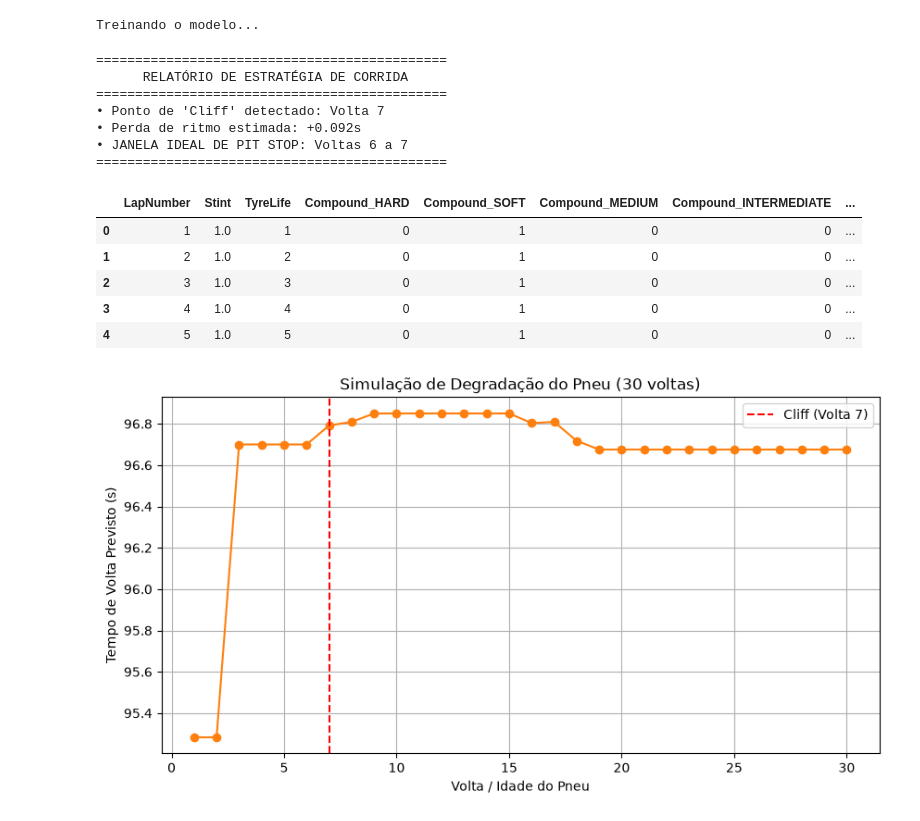
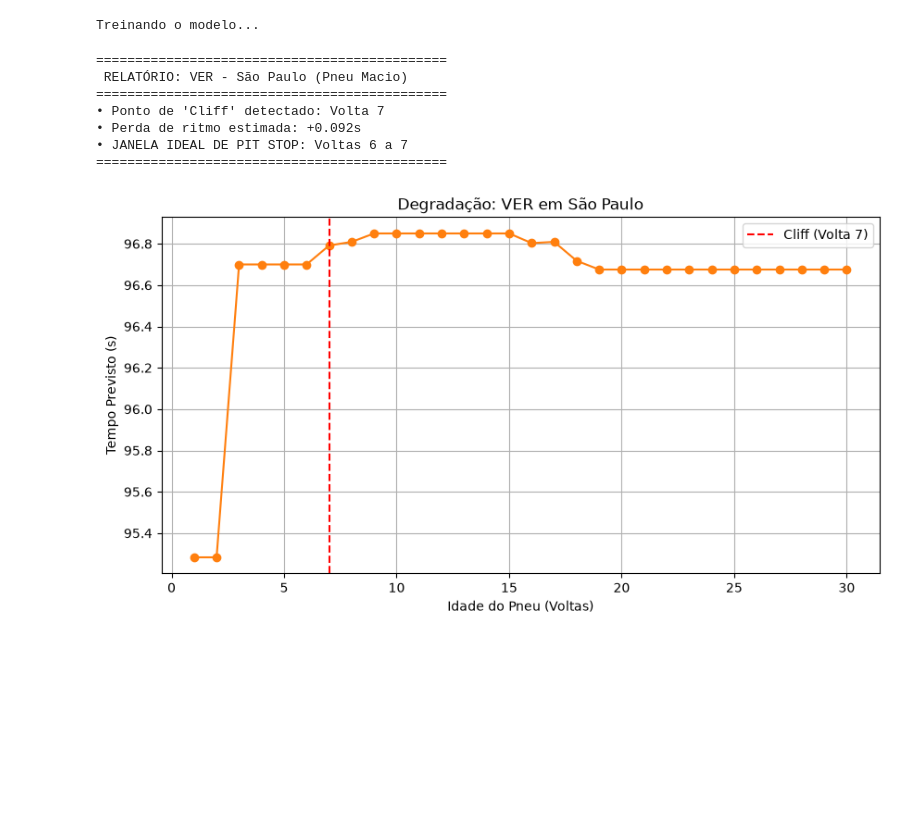
Before and after one commit to Guilherme5G/APEX-f1-strategy-predictor, a Jupyter notebook: notebooks/03_strategy_simulation.ipynb, the cells around one changed output. Saved outputs shown, nothing was run; the diff lists cells and outputs as text; code cells hidden in the pictures; blank space fills up the shorter version.

Commit message:
feat: fazendo tests com o modelo rafatorado e passando um filtro de smoothing na funcao treinar modelo

```diff
--- a/notebooks/03_strategy_simulation.ipynb
+++ b/notebooks/03_strategy_simulation.ipynb
@@ -13,7 +13,7 @@ y_train = dados_historicos['LapTime']
 X_train = dados_historicos.drop(columns=['LapTime'])
 
 print("Treinando o modelo...")
-modelo_dinamico = treinar_modelo_adaboost(X_train, y_train)
+modelo_lote = treinar_modelo_adaboost(X_train, y_train)
 # %% [output]
 core           INFO     Loading data for Bahrain Grand Prix - Race [v3.8.3]
 req            INFO     Using cached data for session_info
@@ -55,48 +55,42 @@ def simular_estrategia_otimizada(modelo, colunas_X, pista_alvo, piloto_alvo, tot
 
     return df_simulacao, volta_cliff, perda_tempo
 # %%
-df_pista, volta_cliff, perda_tempo = simular_estrategia(
-    modelo = modelo_dinamico,
+pista_simulacao = 'São Paulo'
+piloto_simulacao = 'VER'
+
+df_pista, volta_cliff, perda_tempo = simular_estrategia_otimizada(
+    modelo = modelo_lote,
     colunas_X = X_train.columns,
+    pista_alvo = pista_simulacao,
+    piloto_alvo = piloto_simulacao,
     total_voltas = 30,
     composto_ativo = 'Compound_SOFT'
 )
 
-#imprimir relatorio
-
-print("=" * 45)
-print("      RELATÓRIO DE ESTRATÉGIA DE CORRIDA      ")
-print("=" * 45)
+print(f"\n=============================================")
+print(f" RELATÓRIO: {piloto_simulacao} - {pista_simulacao} (Pneu Macio) ")
+print(f"=============================================")
 print(f"• Ponto de 'Cliff' detectado: Volta {volta_cliff}")
 print(f"• Perda de ritmo estimada: +{perda_tempo:.3f}s")
 print(f"• JANELA IDEAL DE PIT STOP: Voltas {volta_cliff - 1} a {volta_cliff}")
-print("=" * 45)
+print(f"=============================================")
+
+# Plotando o gráfico para validação visual
+plt.figure(figsize=(10, 5))
+plt.plot(df_pista['LapNumber'], df_pista['Tempo_Previsto'], marker='o', color='#ff7f0e')
+plt.axvline(x=volta_cliff, color='red', linestyle='--', label=f'Cliff (Volta {volta_cliff})')
+plt.title(f'Degradação: {piloto_simulacao} em {pista_simulacao}')
+plt.xlabel('Idade do Pneu (Voltas)')
+plt.ylabel('Tempo Previsto (s)')
+plt.legend()
+plt.grid(True)
+plt.show()
 # %% [output]
 =============================================
-      RELATÓRIO DE ESTRATÉGIA DE CORRIDA
+ RELATÓRIO: VER - São Paulo (Pneu Macio)
 =============================================
 • Ponto de 'Cliff' detectado: Volta 7
 • Perda de ritmo estimada: +0.092s
 • JANELA IDEAL DE PIT STOP: Voltas 6 a 7
 =============================================
+[figure, added]
-# %%
-
-display(df_pista.head())
-
-plt.figure(figsize=(10, 5))
-plt.plot(df_pista['LapNumber'], df_pista['Tempo_Previsto'], marker='o', color='#ff7f0e')
-plt.axvline(x=volta_cliff, color='red', linestyle='--', label=f'Cliff (Volta {volta_cliff})')
-plt.title('Simulação de Degradação do Pneu (30 voltas)')
-plt.xlabel('Volta / Idade do Pneu')
-plt.ylabel('Tempo de Volta Previsto (s)')
-plt.legend()
-plt.grid(True)
-plt.show()
-# %% [output]
-|  | LapNumber | Stint | TyreLife | Compound_HARD | Compound_SOFT | Compound_MEDIUM | Compound_INTERMEDIATE | ... |
-| 0 | 1 | 1.0 | 1 | 0 | 1 | 0 | 0 | ... |
-| 1 | 2 | 1.0 | 2 | 0 | 1 | 0 | 0 | ... |
-| 2 | 3 | 1.0 | 3 | 0 | 1 | 0 | 0 | ... |
-| 3 | 4 | 1.0 | 4 | 0 | 1 | 0 | 0 | ... |
-| 4 | 5 | 1.0 | 5 | 0 | 1 | 0 | 0 | ... |
-[figure, removed]
```
Also changed, not shown: 1 other file.
